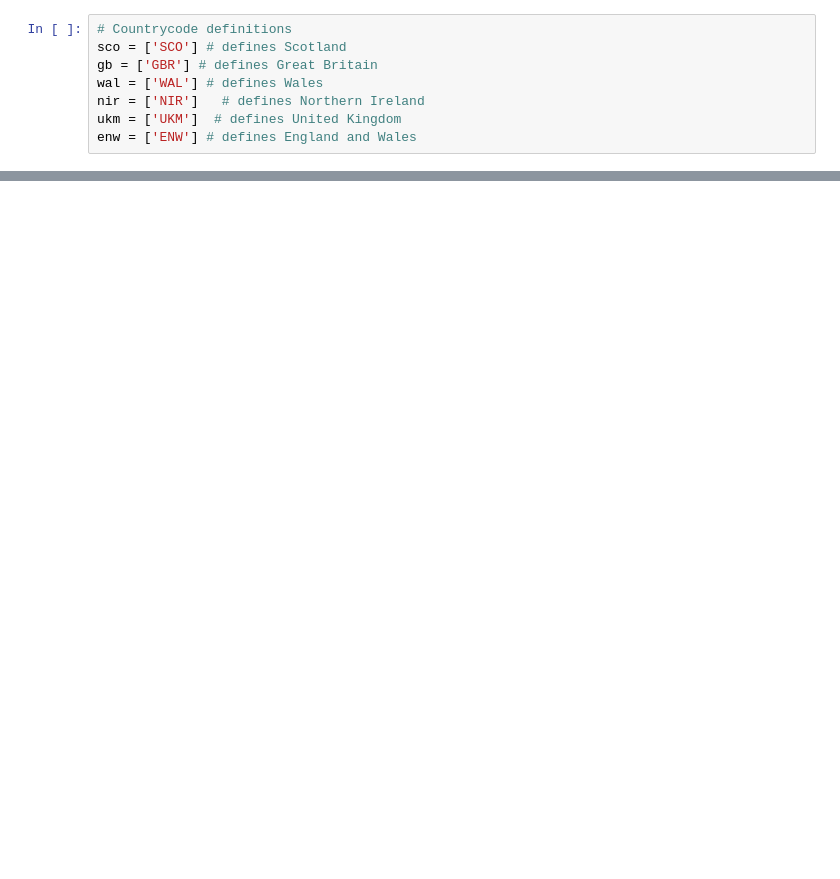
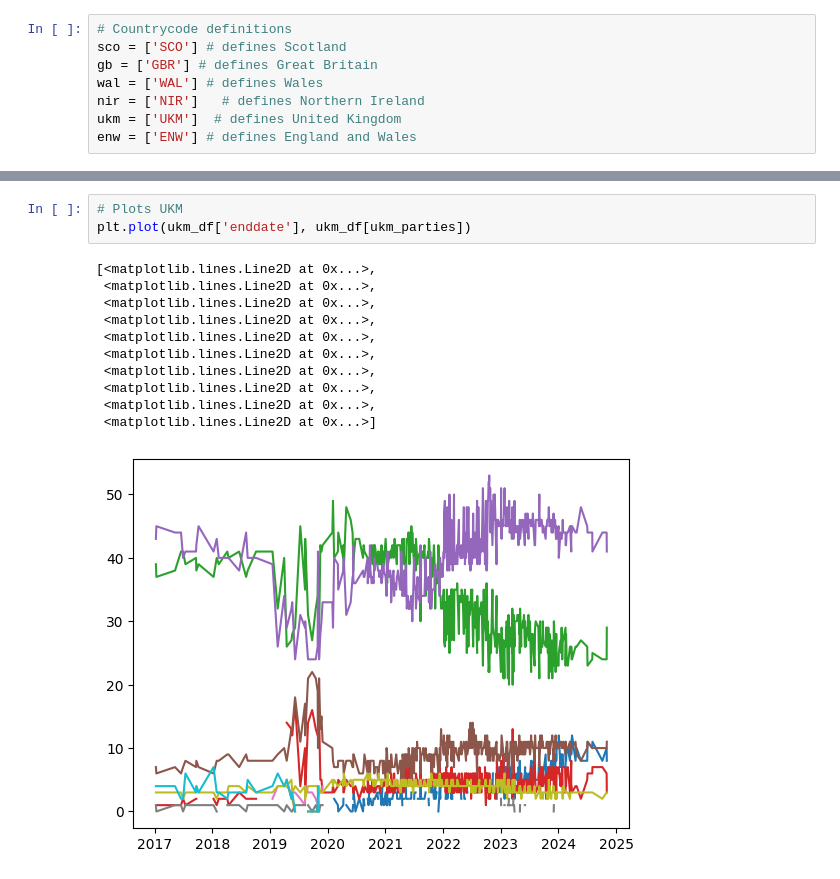
Before and after one commit to oscarhibbert/election-predictor, a Jupyter notebook: notebooks/chris_kingdon_data_cleaning.ipynb, the cells around one changed output, grey strips where cells are left out. Drawn from its saved outputs; the diff is of its cells as text; blank space fills up the shorter version.

```diff
--- a/notebooks/chris_kingdon_data_cleaning.ipynb
+++ b/notebooks/chris_kingdon_data_cleaning.ipynb
@@ -55,0 +97,15 @@ dtype: int64
+# %%
+# Plots UKM
+plt.plot(ukm_df['enddate'], ukm_df[ukm_parties])
+# %% [output]
+[<matplotlib.lines.Line2D at 0x...>,
+ <matplotlib.lines.Line2D at 0x...>,
+ <matplotlib.lines.Line2D at 0x...>,
+ <matplotlib.lines.Line2D at 0x...>,
+ <matplotlib.lines.Line2D at 0x...>,
+ <matplotlib.lines.Line2D at 0x...>,
+ <matplotlib.lines.Line2D at 0x...>,
+ <matplotlib.lines.Line2D at 0x...>,
+ <matplotlib.lines.Line2D at 0x...>,
+ <matplotlib.lines.Line2D at 0x...>]
+[figure, added]
```
Also changed, not shown: parts of 19 cells of this notebook.
